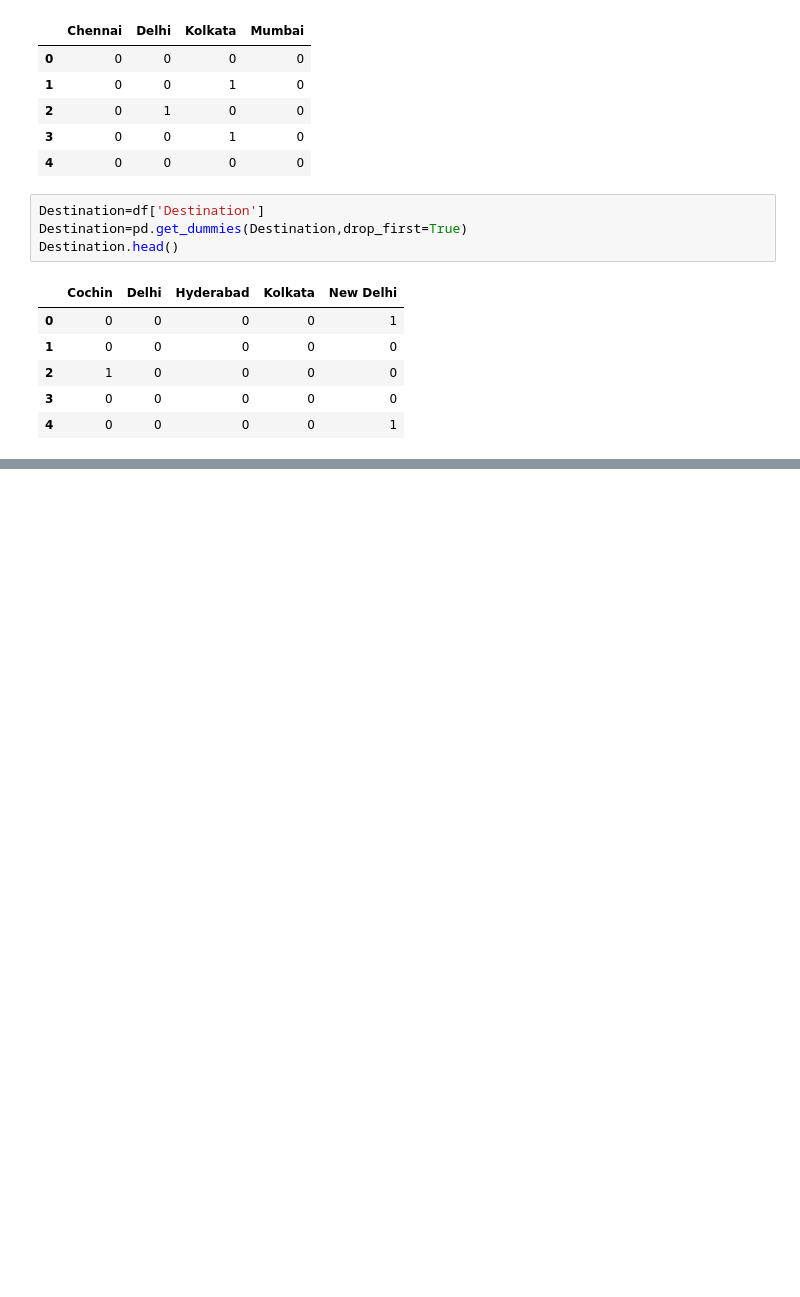
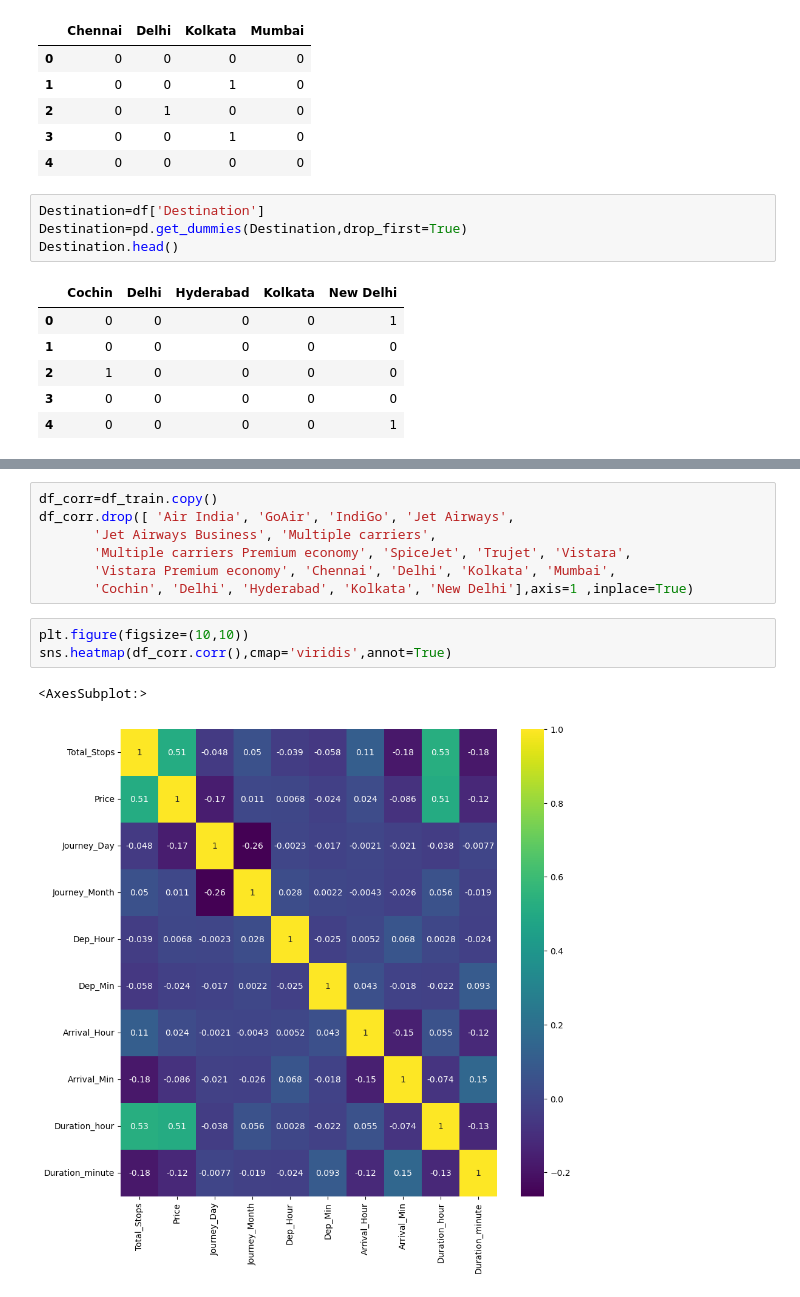
Before and after one commit to favaskri/flightpriceprediction, a Jupyter notebook: FlightPricePrediction.ipynb, the cells around one changed output, grey strips where cells are left out. Cells and saved outputs as stored; diff of their text form; blank space fills up the shorter version.

```diff
--- a/FlightPricePrediction.ipynb
+++ b/FlightPricePrediction.ipynb
@@ -432,0 +507,13 @@ df_train.shape
+# %%
+df_corr=df_train.copy()
+df_corr.drop([ 'Air India', 'GoAir', 'IndiGo', 'Jet Airways',
+       'Jet Airways Business', 'Multiple carriers',
+       'Multiple carriers Premium economy', 'SpiceJet', 'Trujet', 'Vistara',
+       'Vistara Premium economy', 'Chennai', 'Delhi', 'Kolkata', 'Mumbai',
+       'Cochin', 'Delhi', 'Hyderabad', 'Kolkata', 'New Delhi'],axis=1 ,inplace=True)
+# %%
+plt.figure(figsize=(10,10))
+sns.heatmap(df_corr.corr(),cmap='viridis',annot=True)
+# %% [output]
+<AxesSubplot:>
+[figure, added]
```
Also changed, not shown: parts of 44 cells of this notebook.
